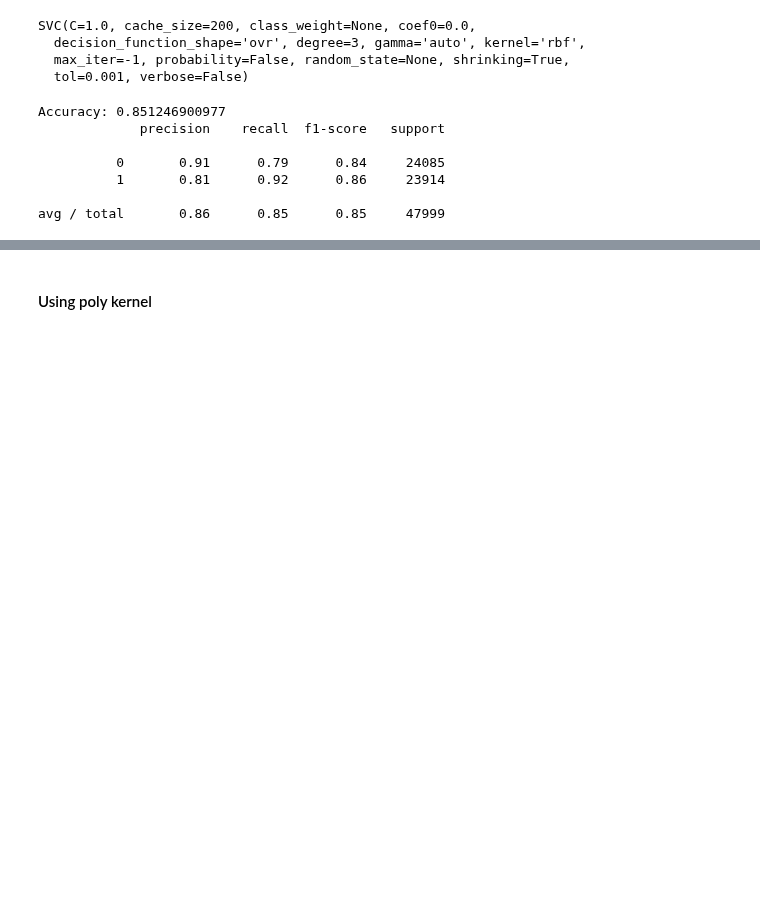
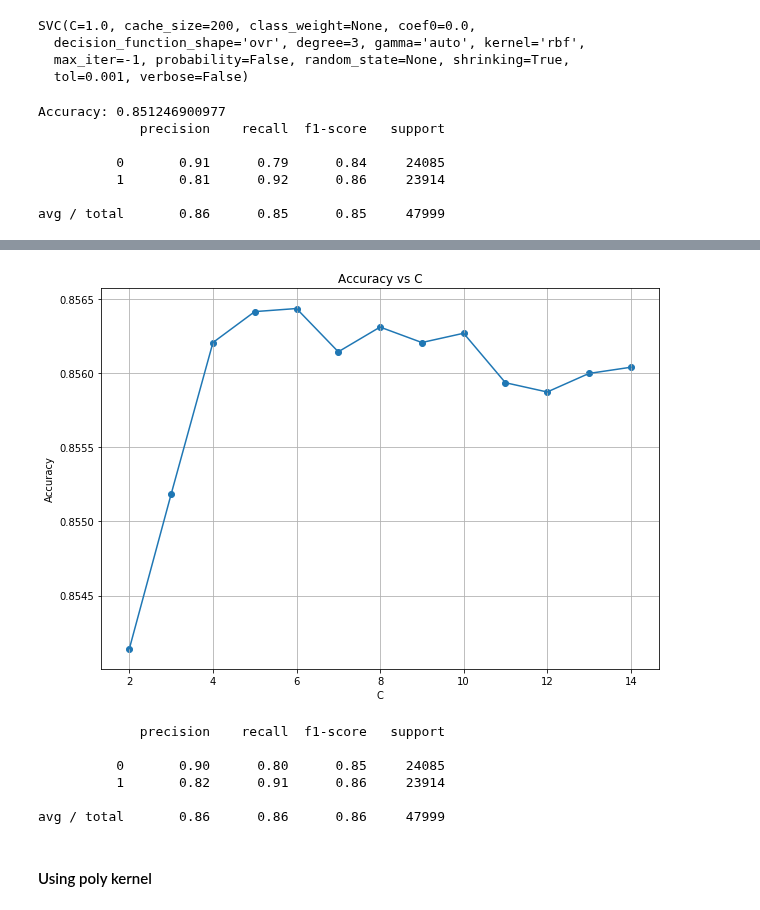
Before and after one commit to sajalagrawal/Query-Closing-on-Stack-Overflow, a Jupyter notebook: SVM- open or close.ipynb, the cells around one changed output, grey strips where cells are left out. Saved outputs shown, nothing was run; the diff lists cells and outputs as text; code cells hidden in the pictures; blank space fills up the shorter version.

Commit message:
tried variuos C values for RBF kernel

```diff
--- a/SVM- open or close.ipynb
+++ b/SVM- open or close.ipynb
@@ -264,3 +264,34 @@ Accuracy: 0.851246900977
 avg / total       0.86      0.85      0.85     47999
 # %%
 # cross_val_score(rbf_svm_classifier,X,y,cv=k_fold,scoring='accuracy',n_jobs=-1)
+# %%
+c_rbf = list(np.arange(2, 15))
+accuracy_rbf = []
+y_predicted = np.zeros((y_test.shape))
+max_accuracy_rbf = 0.0
+rbf_svm_classifier = SVC(kernel = 'rbf')
+
+for i in c_rbf:
+    classifier = SVC(kernel = 'rbf', C = i)
+    classifier.fit(X_train, y_train)
+    predicted_y = classifier.predict(X_test)
+    accuracy_rbf.append(np.mean(y_test==predicted_y))
+    print('Accuracy for C = {:.2f} is : {:.4f}'.format(i, accuracy_rbf[-1]))
+    if(accuracy_rbf[-1] > max_accuracy_rbf):
+        y_predicted = predicted_y
+        max_accuracy_rbf = accuracy_rbf[-1]
+        rbf_svm_classifier = classifier
+
+# There's not much difference in Accuracy when C differs by 0.5
+# Accuracy for C = 1.50 is : 0.8533
+# Accuracy for C = 2.00 is : 0.8541
+# Accuracy for C = 2.50 is : 0.8550
+# Accuracy for C = 3.00 is : 0.8552
+# Accuracy for C = 3.50 is : 0.8557
+# Accuracy for C = 4.00 is : 0.8562
+# Accuracy for C = 4.50 is : 0.8564
+# Accuracy for C = 5.00 is : 0.8564
+# Accuracy for C = 5.50 is : 0.8563
+# Accuracy for C = 6.00 is : 0.8564
+# Accuracy for C = 6.50 is : 0.8564
+# Accuracy for C = 7.00 is : 0.8561
@@ -267 +312,21 @@ avg / total       0.86      0.85      0.85     47999
+# %%
+plt.figure(figsize=(10,7))
+plt.plot(c_rbf, accuracy_rbf)
+plt.scatter(c_rbf, accuracy_rbf)
+plt.title('Accuracy vs C')
+plt.xlabel('C')
+plt.ylabel('Accuracy')
+plt.grid(True)
+plt.show()
+# %% [output]
+[figure, added]
+# %%
+print(classification_report(y_test,y_predicted))
+# %% [output]
+             precision    recall  f1-score   support
+
+          0       0.90      0.80      0.85     24085
+          1       0.82      0.91      0.86     23914
+
+avg / total       0.86      0.86      0.86     47999
 # %%
```
Also changed, not shown: parts of 4 cells of this notebook.
